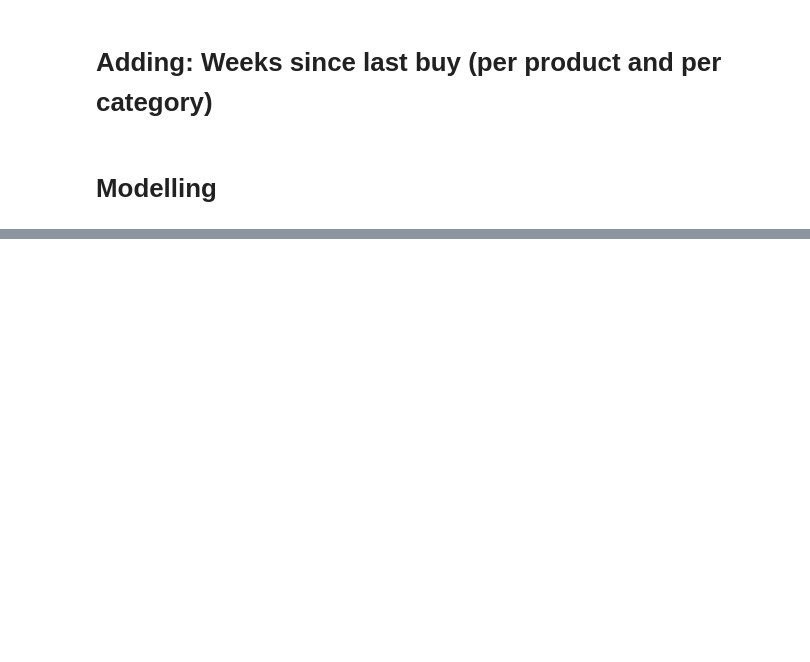
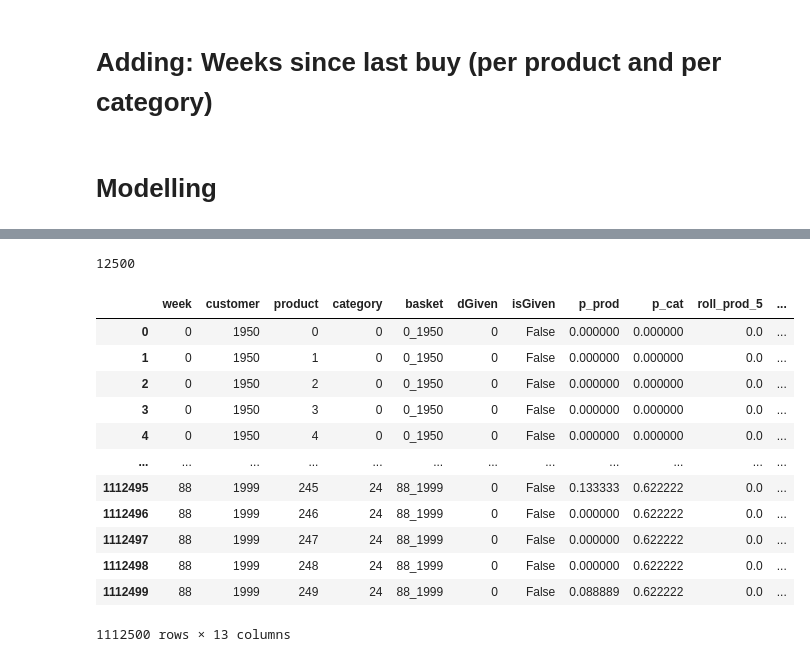
Before and after one commit to stijnbenja/BigData2, a Jupyter notebook: main.ipynb, the cells around one changed output, grey strips where cells are left out. Saved outputs shown, nothing was run; the diff lists cells and outputs as text; code cells hidden in the pictures; blank space fills up the shorter version.

```diff
--- a/main.ipynb
+++ b/main.ipynb
@@ -102,6 +102,7 @@ def add_frequencies(base):
     base = pd.merge(base, prod_probs_df, on=['customer','product'] ,how='left')
     base = pd.merge(base, cat_probs_df, on=['customer','category'] ,how='left')
     base.rename(columns={'probability_x':'p_prod', 'probability_y':'p_cat'},inplace=True)
+    base[['p_prod','p_cat']] = base[['p_prod','p_cat']].fillna(0)
 
     return base
 # %% [markdown]
@@ -166,7 +167,7 @@ def buy_weeks_to_ago(buy_weeks):
             val.append(90)
     return val
 # %%
-def add_week_ago(base):
+def add_weeks_ago(base):
 
     only_bought = base[base['isBought']==1]
     pairs = only_bought.groupby(['customer','product']).size().reset_index(inplace=False)
@@ -221,0 +196,8 @@ KeyError: 'p_prod'
+# %%
+base = create_base(customers=range(1800,2000))
+base = add_basket_info(base, baskets)
+base = add_coupon_info(base, baskets, coupons)
+base = add_categories(base)
+base = add_frequencies(base)
+base = add_rolling_frequencies(base)
+base = add_weeks_ago(base)
@@ -222,8 +210,12 @@ KeyError: 'p_prod'
 # %%
+forbidden_columns = ['price','isUsed']
 
-model = linear_model.LogisticRegression() #0.087 - 7.3 min
-model.fit(X=x_train,y=y_train)
-predictions = model.predict_proba(x_test)
-loss = metrics.log_loss(y_test, predictions)
-print(f'Loss: {round(loss,3)}')
+x_train, y_train, x_test, y_test = split_4_way(base.drop(forbidden_columns, axis=1), target_col='isBought', unkwown_week=89)
+
+for model in models:
+    model.fit(X = x_train, y = y_train)
+    predictions = model.predict_proba(x_test)
+    cross_entropy_loss = metrics.log_loss(y_test, predictions)
+    print(f'Model: {model}')
+    print(f'Loss: {round(cross_entropy_loss,3)}\n')
 # %% [output]
@@ -248,0 +231,20 @@ print(f'Loss: {round(loss,3)}')
+# %%
+((y_test.values.astype(int) + predictions[:,1]) != 1).sum()
+# %% [output]
+12500
+# %%
+y_test
+# %% [output]
+|  | week | customer | product | category | basket | dGiven | isGiven | p_prod | p_cat | roll_prod_5 | ... |
+| 0 | 0 | 1950 | 0 | 0 | 0_1950 | 0 | False | 0.000000 | 0.000000 | 0.0 | ... |
+| 1 | 0 | 1950 | 1 | 0 | 0_1950 | 0 | False | 0.000000 | 0.000000 | 0.0 | ... |
+| 2 | 0 | 1950 | 2 | 0 | 0_1950 | 0 | False | 0.000000 | 0.000000 | 0.0 | ... |
+| 3 | 0 | 1950 | 3 | 0 | 0_1950 | 0 | False | 0.000000 | 0.000000 | 0.0 | ... |
+| 4 | 0 | 1950 | 4 | 0 | 0_1950 | 0 | False | 0.000000 | 0.000000 | 0.0 | ... |
+| ... | ... | ... | ... | ... | ... | ... | ... | ... | ... | ... | ... |
+| 1112495 | 88 | 1999 | 245 | 24 | 88_1999 | 0 | False | 0.133333 | 0.622222 | 0.0 | ... |
+| 1112496 | 88 | 1999 | 246 | 24 | 88_1999 | 0 | False | 0.000000 | 0.622222 | 0.0 | ... |
+| 1112497 | 88 | 1999 | 247 | 24 | 88_1999 | 0 | False | 0.000000 | 0.622222 | 0.0 | ... |
+| 1112498 | 88 | 1999 | 248 | 24 | 88_1999 | 0 | False | 0.000000 | 0.622222 | 0.0 | ... |
+| 1112499 | 88 | 1999 | 249 | 24 | 88_1999 | 0 | False | 0.088889 | 0.622222 | 0.0 | ... |
+1112500 rows × 13 columns
```
Also changed, not shown: parts of 11 cells of this notebook.
